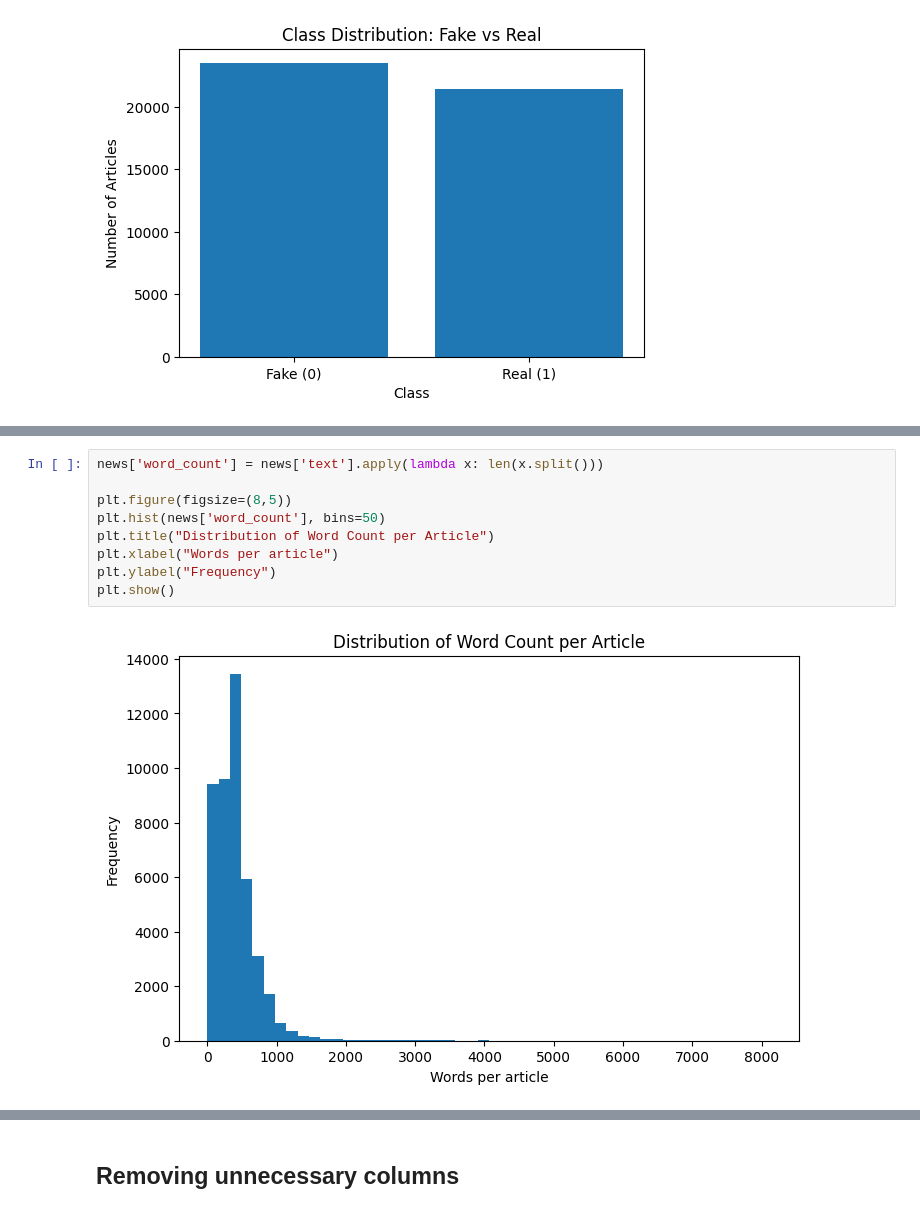
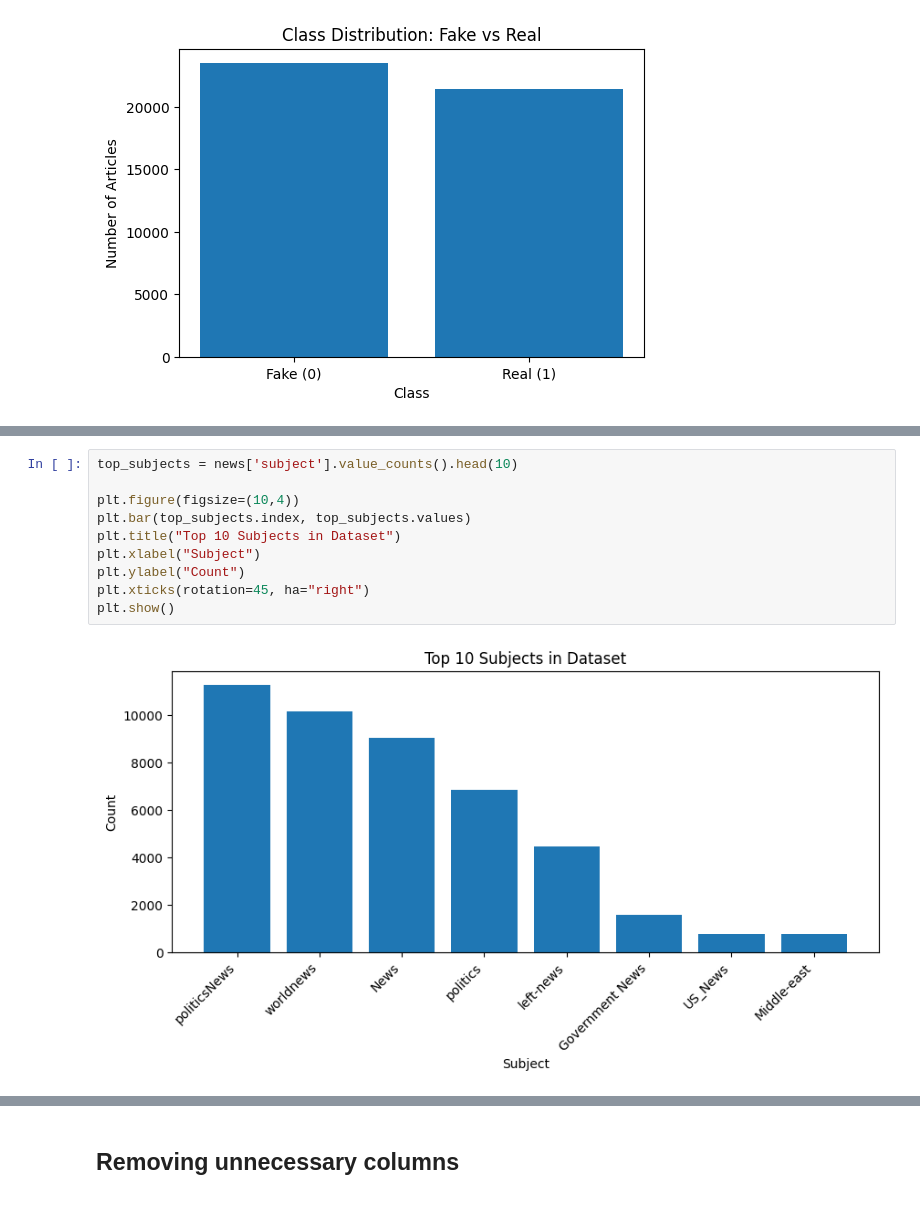
Before and after one commit to Subin-769/Fake-News-Detection, a Jupyter notebook: Fake News Detection.ipynb, the cells around one changed output, grey strips where cells are left out. Saved outputs shown, nothing was run; the diff lists cells and outputs as text.

```diff
--- a/Fake News Detection.ipynb
+++ b/Fake News Detection.ipynb
@@ -105,11 +94,12 @@ plt.show()
-# %%
-news['word_count'] = news['text'].apply(lambda x: len(x.split()))
-
-plt.figure(figsize=(8,5))
-plt.hist(news['word_count'], bins=50)
-plt.title("Distribution of Word Count per Article")
-plt.xlabel("Words per article")
-plt.ylabel("Frequency")
-plt.show()
-# %% [output]
-[figure, removed]
+# %%
+top_subjects = news['subject'].value_counts().head(10)
+
+plt.figure(figsize=(10,4))
+plt.bar(top_subjects.index, top_subjects.values)
+plt.title("Top 10 Subjects in Dataset")
+plt.xlabel("Subject")
+plt.ylabel("Count")
+plt.xticks(rotation=45, ha="right")
+plt.show()
+# %% [output]
+[figure, added]
```
Also changed, not shown: parts of 45 cells of this notebook.
